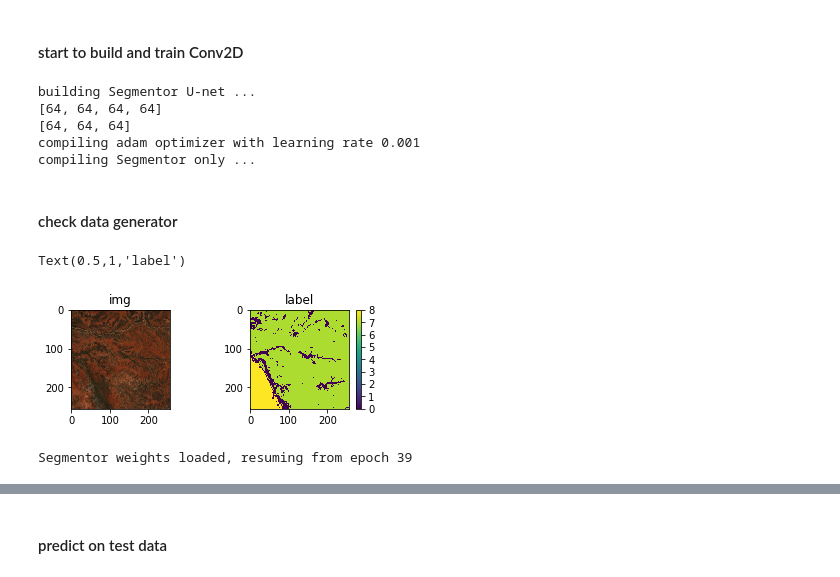
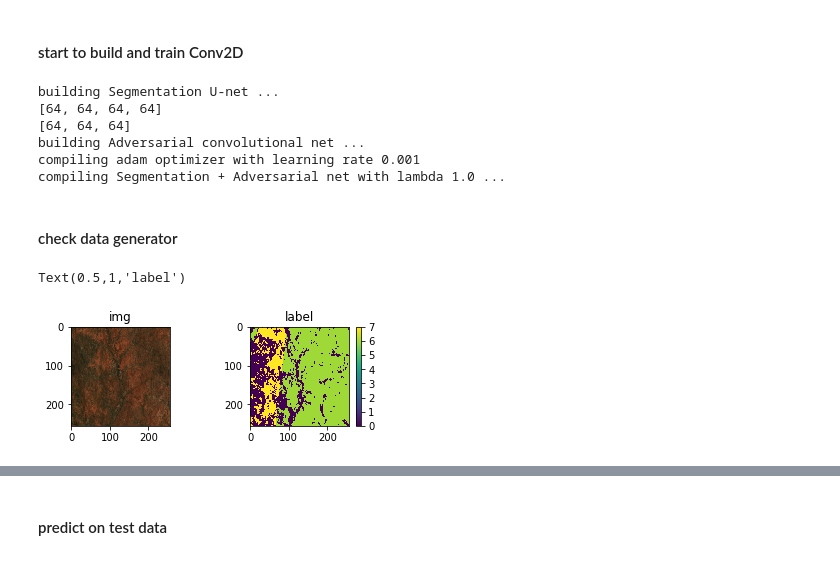
Before and after one commit to chenyz0601/DL-RockClassification, a Jupyter notebook: train.ipynb, the cells around one changed output, grey strips where cells are left out. Saved outputs shown, nothing was run; the diff lists cells and outputs as text; code cells hidden in the pictures.

```diff
--- a/train.ipynb
+++ b/train.ipynb
@@ -38,20 +39,21 @@ Text(0.5,1,'lithological mappinp')
 conv = AdvSeg(dtype=dtype)
 
 # build Conv2D
-conv.build_SegmentorNet()
+conv.build_AdvSegNet()
 
 # now the tensorboard event file is saved in ./logs
 # the training process, graph and statistics can be
 # visualize by tensorboard
 
 # compile with loss and optimizer
-conv.compile_model(lr=lr, verbose=False)
+conv.compile_model(lr=lr, scale=scale, verbose=False)
 # %% [output]
-building Segmentor U-net ...
+building Segmentation U-net ...
 [64, 64, 64, 64]
 [64, 64, 64]
+building Adversarial convolutional net ...
 compiling adam optimizer with learning rate 0.001
-compiling Segmentor only ...
+compiling Segmentation + Adversarial net with lambda 1.0 ...
 # %%
 trn_data = DataGenerator(X_trn, Y_trn, batch_size=10, dtype=dtype, intype=conv.model_type)
 vld_data = DataGenerator(X_vld, Y_vld, batch_size=10, dtype=dtype, intype=conv.model_type)
@@ -60,20 +62,16 @@ vld_data = DataGenerator(X_vld, Y_vld, batch_size=10, dtype=dtype, intype=conv.m
 # %%
 x, y = trn_data.getitem(1)
 # %%
-# x = x[0]
+x = x[0]
 idx = 4
 plt.subplot(221)
 plt.imshow(2*x[idx,:,:,:][:,:,::-1][:,:,-3:])
 plt.title('img')
 plt.subplot(222)
 plt.imshow(np.argmax(y[idx,:,:,:], axis=-1))
 plt.colorbar()
 plt.title('label')
 # %% [output]
 Text(0.5,1,'label')
-[figure, old version]
+[figure, new version]
-# %%
-conv.load_checkpoint()
-# %% [output]
-Segmentor weights loaded, resuming from epoch 39
 # %%
```
Also changed, not shown: parts of 2 cells of this notebook, 4 other files.
